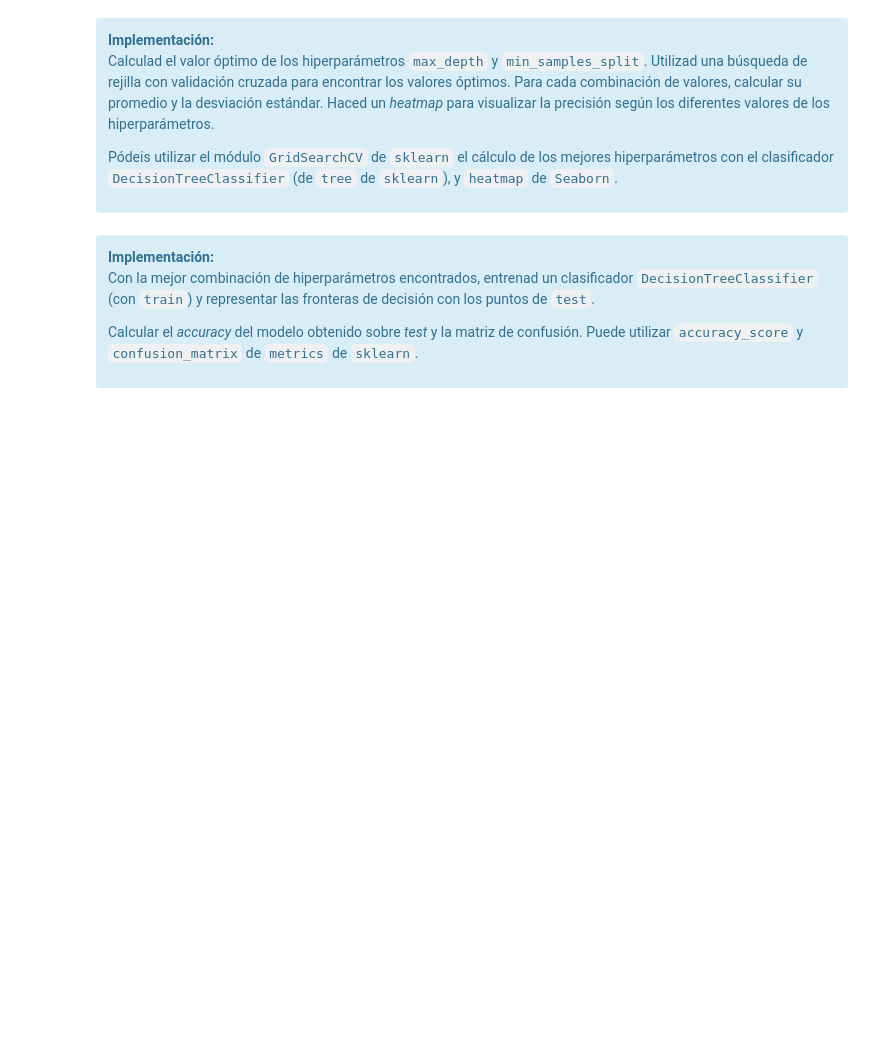
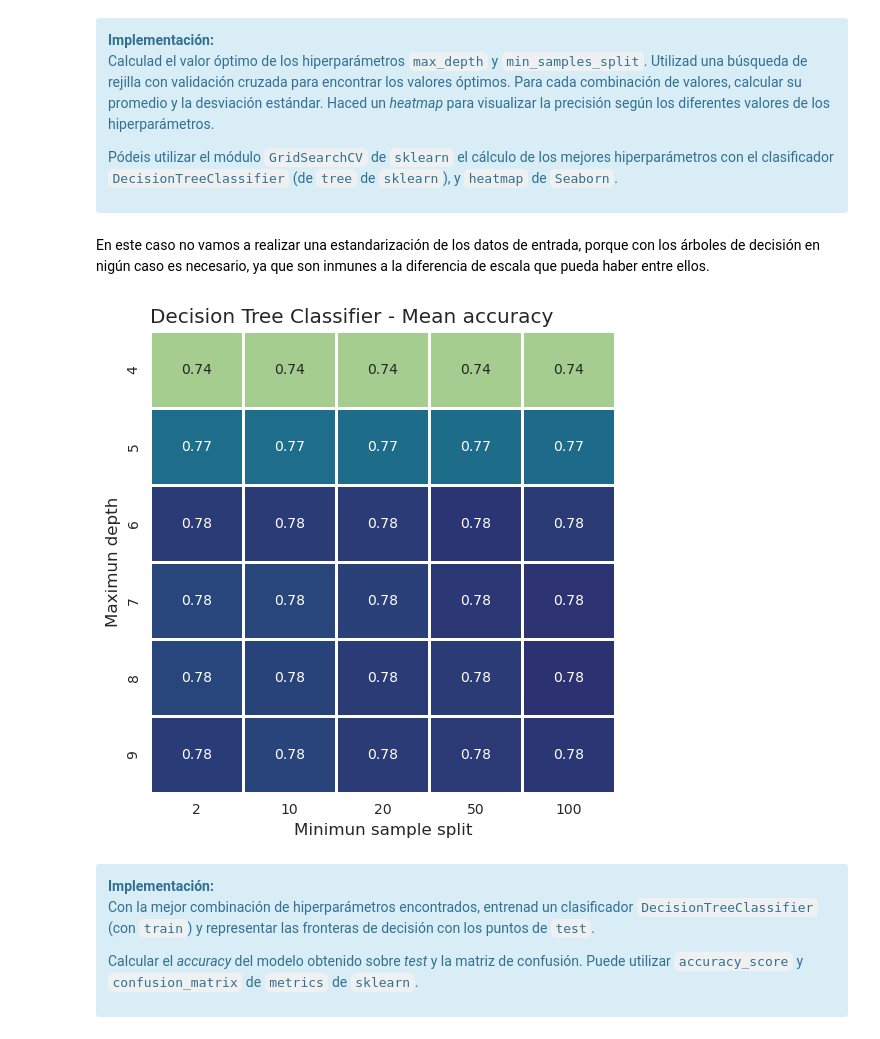
Before and after one commit to gvillalba86/AdvancedDataMininig, a Jupyter notebook: PEC3/20221_M2.855_PEC3_gvillalbaa.ipynb, the cells around one changed output. Drawn from its saved outputs; the diff is of its cells as text; code cells hidden in the pictures; blank space fills up the shorter version.

```diff
--- a/PEC3/20221_M2.855_PEC3_gvillalbaa.ipynb
+++ b/PEC3/20221_M2.855_PEC3_gvillalbaa.ipynb
@@ -498,6 +497,27 @@ Calculad el valor óptimo de los hiperparámetros `max_depth` y `min_samples_spl
 
 Pódeis utilizar el módulo `GridSearchCV` de `sklearn` el cálculo de los mejores hiperparámetros con el clasificador `DecisionTreeClassifier` (de `tree` de `sklearn`), y `heatmap` de `Seaborn`.
 </div>
+# %% [markdown]
+En este caso no vamos a realizar una estandarización de los datos de entrada, porque con los árboles de decisión en nigún caso es necesario, ya que son inmunes a la diferencia de escala que pueda haber entre ellos.
+# %%
+dtc_gs = {'max_depth': np.arange(4, 10),
+          'min_samples_split': [2, 10, 20, 50, 100]}
+
+DTC = DecisionTreeClassifier()
+
+gs_dtc = GridSearchCV(DTC, param_grid=dtc_gs, cv=4, n_jobs=-1)
+gs_dtc.fit(X_train_projection, y_train)
+dtc_gs_results = pd.DataFrame(gs_dtc.cv_results_)
+# %%
+fig, ax = plt.subplots(figsize=(6, 6))
+hm_data = dtc_gs_results.pivot(index='param_max_depth', columns='param_min_samples_split', values='mean_test_score')
+sns.heatmap(hm_data, annot=True, linewidths=1, cbar=False, cmap="crest", ax=ax)
+ax.set_xlabel('Minimun sample split')
+ax.set_ylabel('Maximun depth')
+ax.set_title('Decision Tree Classifier - Mean accuracy')
+plt.show()
+# %% [output]
+[figure, added]
 # %% [markdown]
 <div class="alert alert-block alert-info">
 <strong>Implementación:</strong>
```
Also changed, not shown: parts of 57 cells of this notebook.
